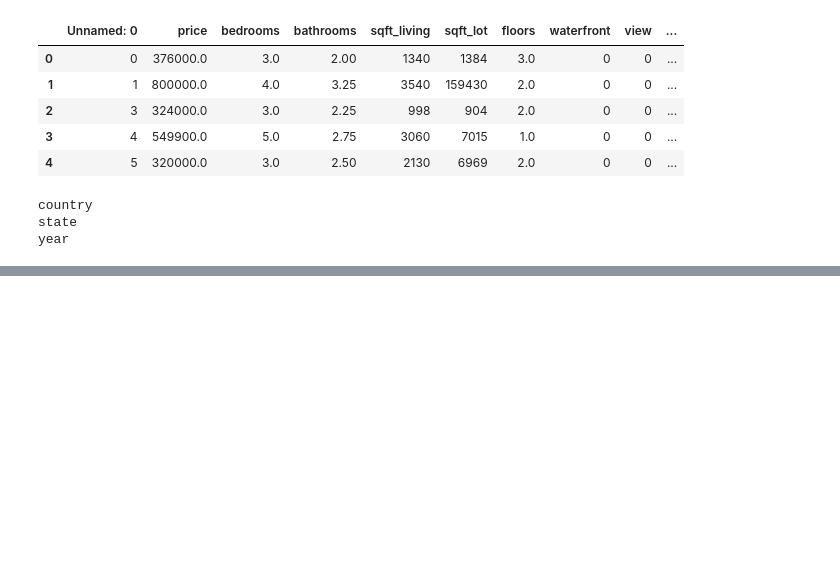
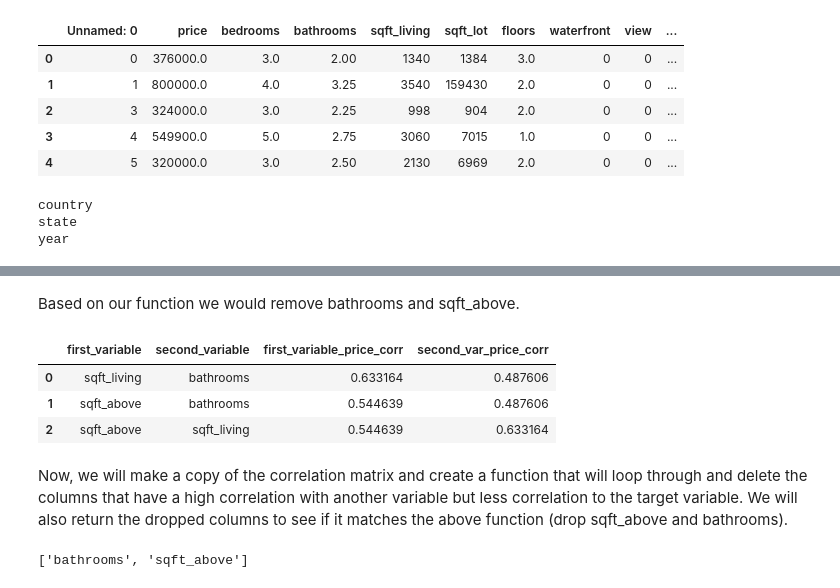
Before and after one commit to ryslipe/USA-House-Prices, a Jupyter notebook: feature_selection.ipynb, the cells around one changed output, grey strips where cells are left out. Saved outputs shown, nothing was run; the diff lists cells and outputs as text; code cells hidden in the pictures; blank space fills up the shorter version.

```diff
--- a/feature_selection.ipynb
+++ b/feature_selection.ipynb
@@ -35,0 +87,32 @@ year
+# %%
+def pairwise(corr_matrix, threshold=0.65):
+    # create an empty list that will be our rows
+    results = []
+    # price is the first column of our correlation matrix
+    dependent_var = corr_matrix.columns[0]
+
+    # loop through the columns
+    for i in range(1, len(corr_matrix.columns)):
+        # inner loop - within the range of columns...so we start on the first column and check each row before moving to next column
+        for j in range(i):
+            if abs(corr_matrix.iloc[i, j]) > threshold: # i is column j is row
+                results.append({
+                    'first_variable': corr_matrix.columns[i],
+                    'second_variable': corr_matrix.columns[j],
+                    'first_variable_price_corr': corr_matrix.iloc[0, i],
+                    'second_var_price_corr': corr_matrix.iloc[0, j]
+                })
+
+    return pd.DataFrame(results)
+# %% [markdown]
+Based on our function we would remove bathrooms and sqft_above.
+# %%
+# view the variables
+pairwise(corr_matrix)
+# %% [output]
+|  | first_variable | second_variable | first_variable_price_corr | second_var_price_corr |
+| 0 | sqft_living | bathrooms | 0.633164 | 0.487606 |
+| 1 | sqft_above | bathrooms | 0.544639 | 0.487606 |
+| 2 | sqft_above | sqft_living | 0.544639 | 0.633164 |
+# %% [markdown]
+Now, we will make a copy of the correlation matrix and create a function that will loop through and delete the columns that have a high correlation with another variable but less correlation to the target variable. We will also return the dropped columns to see if it matches the above function (drop sqft_above and bathrooms).
@@ -35,0 +152,4 @@ year
+# %%
+dropped_columns
+# %% [output]
+['bathrooms', 'sqft_above']
```
Also changed, not shown: parts of 21 cells of this notebook.
